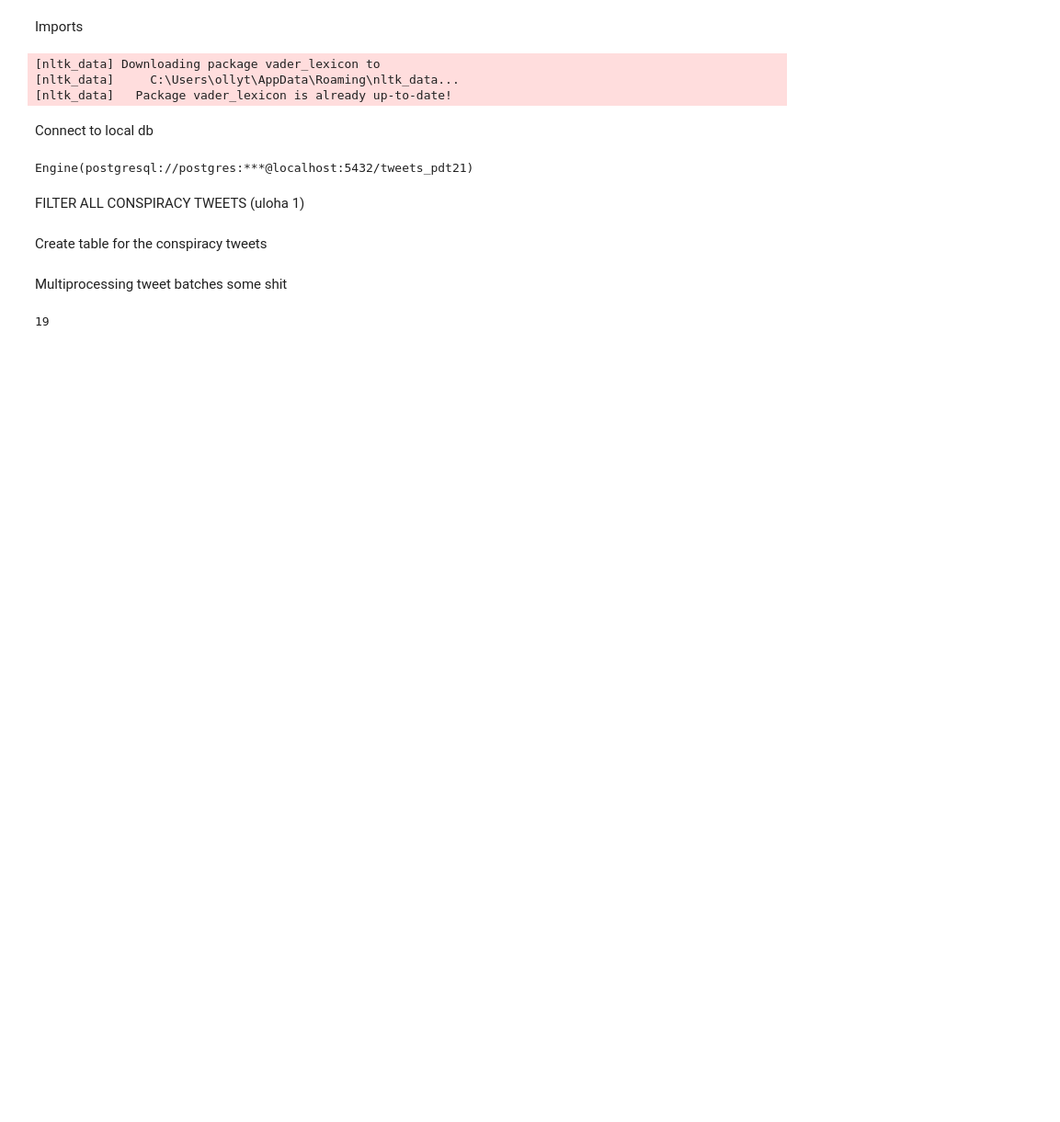
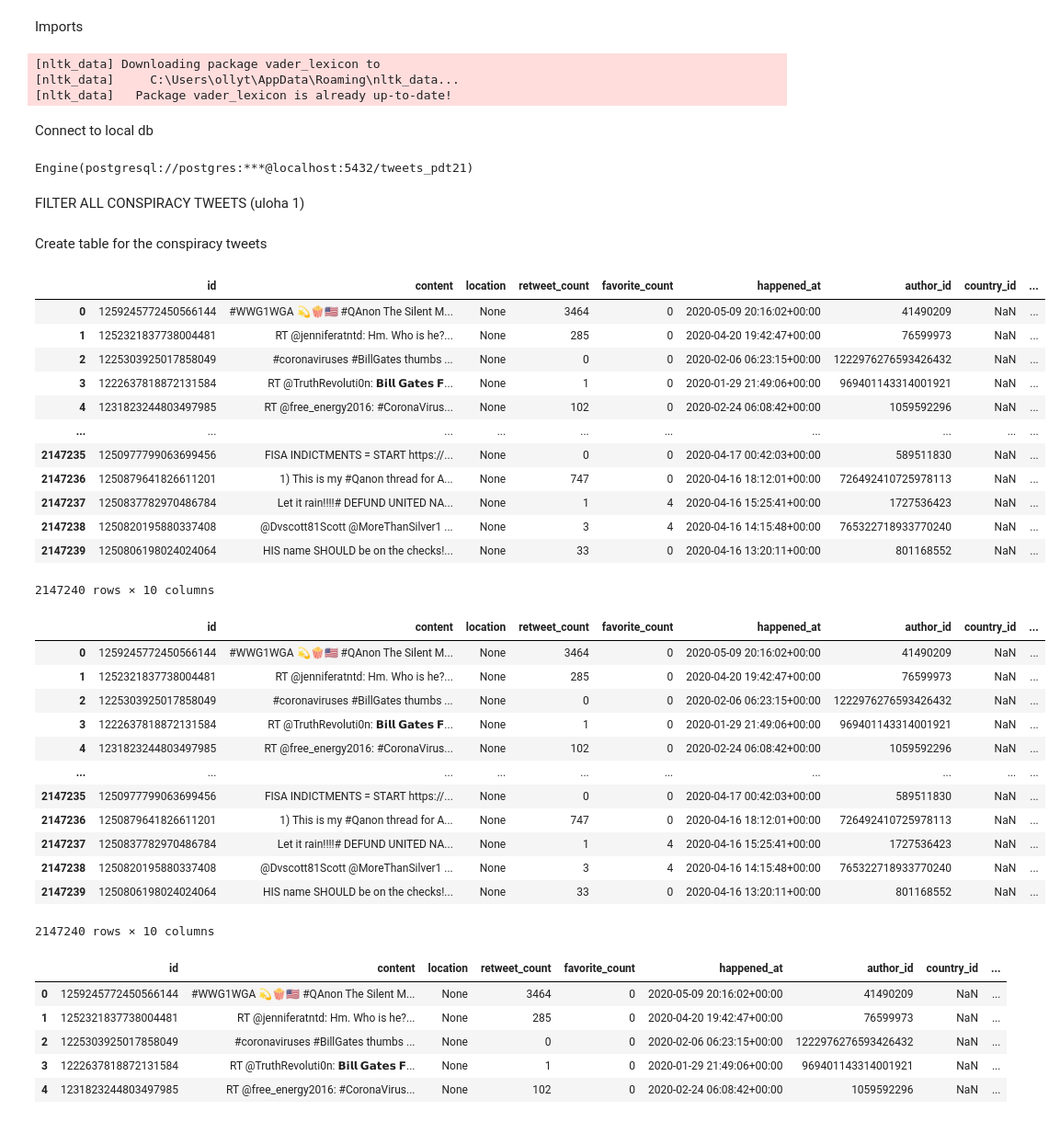
Before and after one commit to letv3/adt_project1, a Jupyter notebook: src/code.ipynb, the cells around one changed output. Shown: that part at 92% size. Cells and saved outputs as stored; diff of their text form; code cells hidden in the pictures; blank space fills up the shorter version.

```diff
--- a/src/code.ipynb
+++ b/src/code.ipynb
@@ -34,21 +36,15 @@ Engine(postgresql://postgres:***@localhost:5432/tweets_pdt21)
 # %% [markdown]
 FILTER ALL CONSPIRACY TWEETS (uloha 1)
 # %%
-conspiracy_hashtags_ids_df = pd.read_sql_query("""
-    SELECT h.id FROM hashtags h WHERE lower(h.value) IN
-    (SELECT lower(hashtag_value) FROM conspiracy_hashtags)
+conspiracy_tweets_df = pd.read_sql_query(f"""
+    SELECT *, tweets.content FROM tweets WHERE tweets.id IN (
+        SELECT th.tweet_id FROM tweet_hashtags th WHERE th.hashtag_id IN (
+            SELECT h.id FROM hashtags h WHERE lower(h.value) IN (
+                SELECT lower(hashtag_value) FROM conspiracy_hashtags
+            )
+        )
+    )
 """, connection)
-conspiracy_hashtags_ids_string = ','.join(conspiracy_hashtags_ids_df['id'].astype(str))
-# %%
-conspiracy_tweets_df = pd.read_sql_query(f"""
-    SELECT tweets.id, tweets.content FROM tweets WHERE tweets.id IN (
-        SELECT th.tweet_id FROM tweet_hashtags th WHERE th.hashtag_id IN (
-            SELECT h.id FROM hashtags h WHERE lower(h.value) IN (
-                SELECT lower(hashtag_value) FROM conspiracy_hashtags
-            )
-        )
-    )
-""", connection)
 # %% [markdown]
 Create table for the conspiracy tweets
 # %%
@@ -56,4 +52,39 @@ conspiracy_tweets_df.to_sql(name='conspiracy_tweets',
                             con=connection,
                             index=False,
                             chunksize=10000)
+# %%
+conspiracy_tweets_df.head()
+# %% [output]
+|  | id | content | location | retweet_count | favorite_count | happened_at | author_id | country_id | ... |
+| 0 | 1259245772450566144 | #WWG1WGA 💫🍿🇺🇸 #QAnon The Silent M... | None | 3464 | 0 | 2020-05-09 20:16:02+00:00 | 41490209 | NaN | ... |
+| 1 | 1252321837738004481 | RT @jenniferatntd: Hm. Who is he?... | None | 285 | 0 | 2020-04-20 19:42:47+00:00 | 76599973 | NaN | ... |
+| 2 | 1225303925017858049 | #coronaviruses #BillGates thumbs ... | None | 0 | 0 | 2020-02-06 06:23:15+00:00 | 1222976276593426432 | NaN | ... |
+| 3 | 1222637818872131584 | RT @TruthRevoluti0n: 𝗕𝗶𝗹𝗹 𝗚𝗮𝘁𝗲𝘀 𝗙... | None | 1 | 0 | 2020-01-29 21:49:06+00:00 | 969401143314001921 | NaN | ... |
+| 4 | 1231823244803497985 | RT @free_energy2016: #CoronaVirus... | None | 102 | 0 | 2020-02-24 06:08:42+00:00 | 1059592296 | NaN | ... |
+| ... | ... | ... | ... | ... | ... | ... | ... | ... | ... |
+| 2147235 | 1250977799063699456 | FISA INDICTMENTS = START https://... | None | 0 | 0 | 2020-04-17 00:42:03+00:00 | 589511830 | NaN | ... |
+| 2147236 | 1250879641826611201 | 1) This is my #Qanon thread for A... | None | 747 | 0 | 2020-04-16 18:12:01+00:00 | 726492410725978113 | NaN | ... |
+| 2147237 | 1250837782970486784 | Let it rain!!!!# DEFUND UNITED NA... | None | 1 | 4 | 2020-04-16 15:25:41+00:00 | 1727536423 | NaN | ... |
+| 2147238 | 1250820195880337408 | @Dvscott81Scott @MoreThanSilver1 ... | None | 3 | 4 | 2020-04-16 14:15:48+00:00 | 765322718933770240 | NaN | ... |
+| 2147239 | 1250806198024024064 | HIS name SHOULD be on the checks!... | None | 33 | 0 | 2020-04-16 13:20:11+00:00 | 801168552 | NaN | ... |
+2147240 rows × 10 columns
+|  | id | content | location | retweet_count | favorite_count | happened_at | author_id | country_id | ... |
+| 0 | 1259245772450566144 | #WWG1WGA 💫🍿🇺🇸 #QAnon The Silent M... | None | 3464 | 0 | 2020-05-09 20:16:02+00:00 | 41490209 | NaN | ... |
+| 1 | 1252321837738004481 | RT @jenniferatntd: Hm. Who is he?... | None | 285 | 0 | 2020-04-20 19:42:47+00:00 | 76599973 | NaN | ... |
+| 2 | 1225303925017858049 | #coronaviruses #BillGates thumbs ... | None | 0 | 0 | 2020-02-06 06:23:15+00:00 | 1222976276593426432 | NaN | ... |
+| 3 | 1222637818872131584 | RT @TruthRevoluti0n: 𝗕𝗶𝗹𝗹 𝗚𝗮𝘁𝗲𝘀 𝗙... | None | 1 | 0 | 2020-01-29 21:49:06+00:00 | 969401143314001921 | NaN | ... |
+| 4 | 1231823244803497985 | RT @free_energy2016: #CoronaVirus... | None | 102 | 0 | 2020-02-24 06:08:42+00:00 | 1059592296 | NaN | ... |
+| ... | ... | ... | ... | ... | ... | ... | ... | ... | ... |
+| 2147235 | 1250977799063699456 | FISA INDICTMENTS = START https://... | None | 0 | 0 | 2020-04-17 00:42:03+00:00 | 589511830 | NaN | ... |
+| 2147236 | 1250879641826611201 | 1) This is my #Qanon thread for A... | None | 747 | 0 | 2020-04-16 18:12:01+00:00 | 726492410725978113 | NaN | ... |
+| 2147237 | 1250837782970486784 | Let it rain!!!!# DEFUND UNITED NA... | None | 1 | 4 | 2020-04-16 15:25:41+00:00 | 1727536423 | NaN | ... |
+| 2147238 | 1250820195880337408 | @Dvscott81Scott @MoreThanSilver1 ... | None | 3 | 4 | 2020-04-16 14:15:48+00:00 | 765322718933770240 | NaN | ... |
+| 2147239 | 1250806198024024064 | HIS name SHOULD be on the checks!... | None | 33 | 0 | 2020-04-16 13:20:11+00:00 | 801168552 | NaN | ... |
+2147240 rows × 10 columns
+|  | id | content | location | retweet_count | favorite_count | happened_at | author_id | country_id | ... |
+| 0 | 1259245772450566144 | #WWG1WGA 💫🍿🇺🇸 #QAnon The Silent M... | None | 3464 | 0 | 2020-05-09 20:16:02+00:00 | 41490209 | NaN | ... |
+| 1 | 1252321837738004481 | RT @jenniferatntd: Hm. Who is he?... | None | 285 | 0 | 2020-04-20 19:42:47+00:00 | 76599973 | NaN | ... |
+| 2 | 1225303925017858049 | #coronaviruses #BillGates thumbs ... | None | 0 | 0 | 2020-02-06 06:23:15+00:00 | 1222976276593426432 | NaN | ... |
+| 3 | 1222637818872131584 | RT @TruthRevoluti0n: 𝗕𝗶𝗹𝗹 𝗚𝗮𝘁𝗲𝘀 𝗙... | None | 1 | 0 | 2020-01-29 21:49:06+00:00 | 969401143314001921 | NaN | ... |
+| 4 | 1231823244803497985 | RT @free_energy2016: #CoronaVirus... | None | 102 | 0 | 2020-02-24 06:08:42+00:00 | 1059592296 | NaN | ... |
 # %%
@@ -88,2 +126,0 @@ for i in range(1,215):
-# %% [markdown]
-Multiprocessing tweet batches some shit
@@ -101,5 +126,0 @@ processed_tweets
-# %%
-conspiracy_tweets_df.count()
-len(batched_tweets)
-# %% [output]
-19
```
Also changed, not shown: parts of 27 cells of this notebook, 4 other files.
